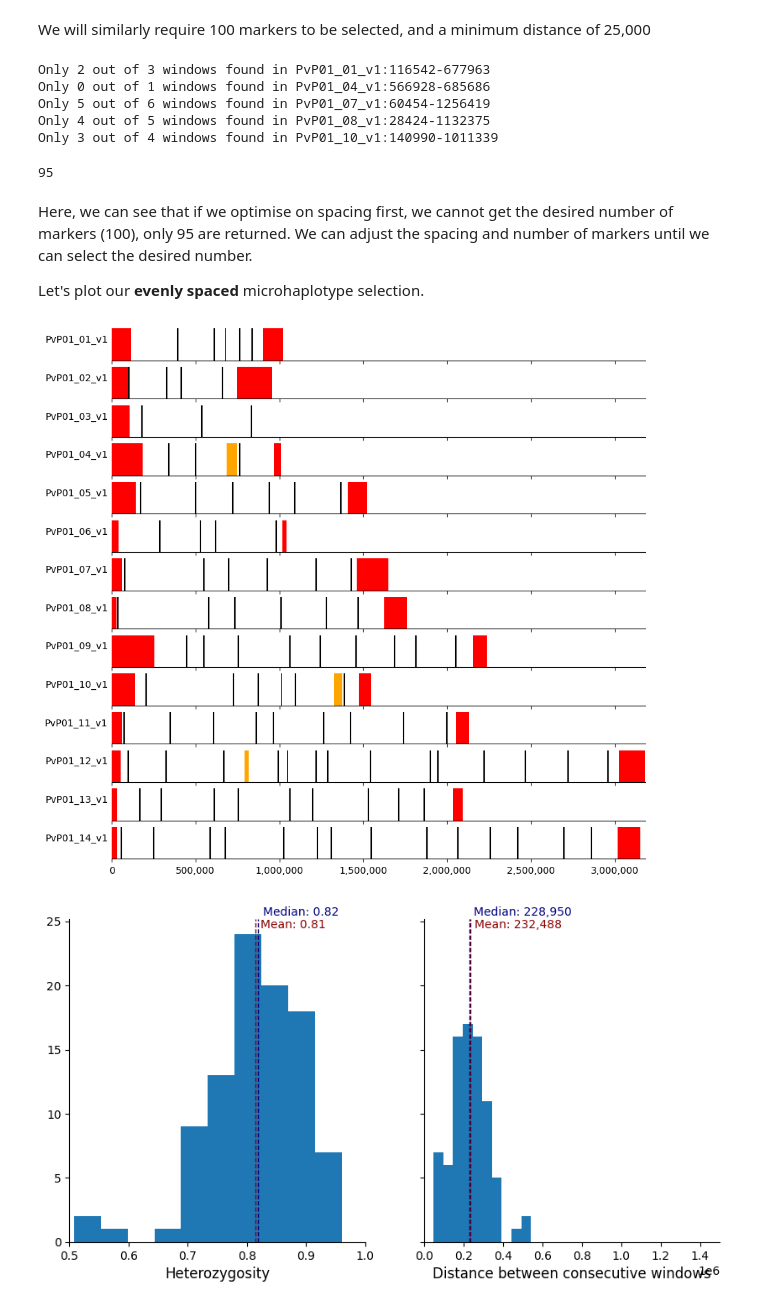
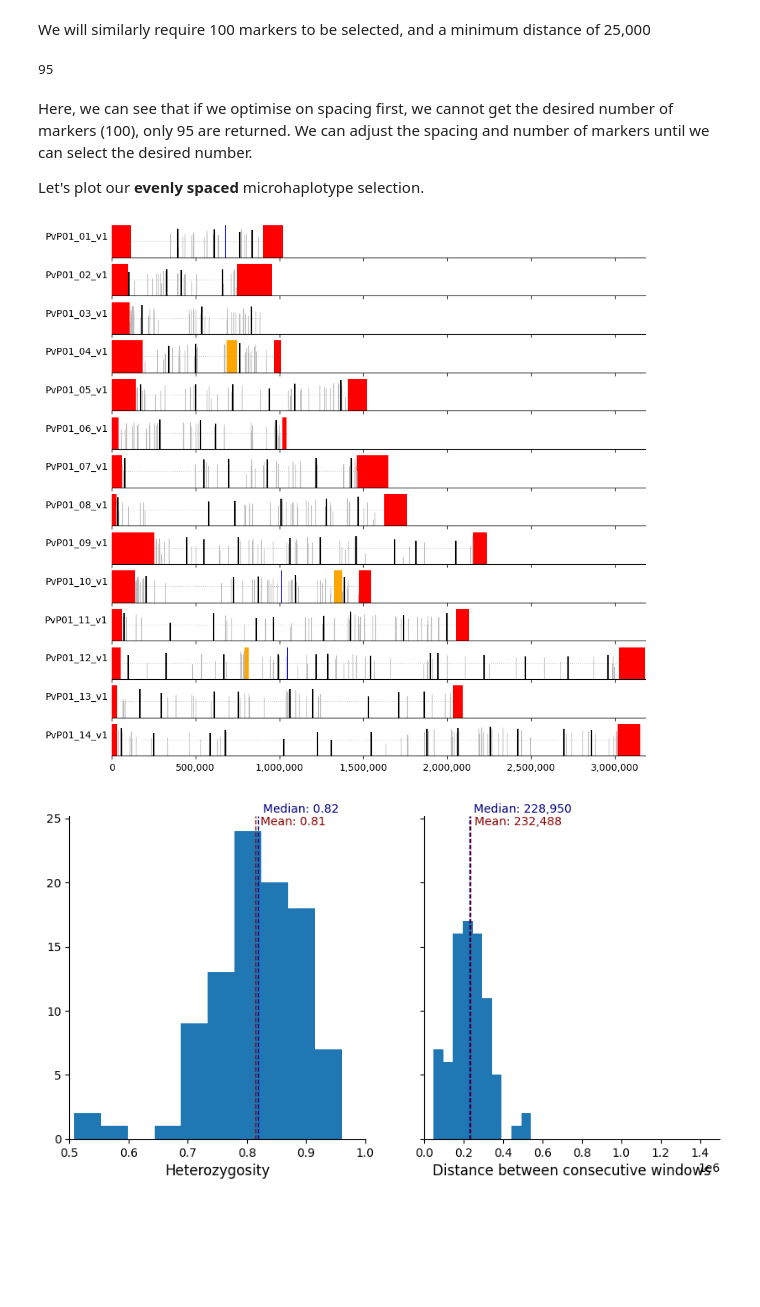
Before and after one commit to svsiegel/vivax-mhaps, a Jupyter notebook: docs/_sources/selection.ipynb, the cells around one changed output. Cells and saved outputs as stored; diff of their text form; code cells hidden in the pictures; blank space fills up the shorter version.

```diff
--- a/docs/_sources/selection.ipynb
+++ b/docs/_sources/selection.ipynb
@@ -136,0 +143,2 @@ np.count_nonzero(windows_df["variant_counts"] < 3)
+# %%
+_ = plt.hist(windows_df["het"],100,log=False)
@@ -262,8 +286,8 @@ We can then create a visual representation of marker positions across the genome
 So we define the palette, and the plotting parameters below.
 # %%
-regions_pal = {"Cen": "blue", "Core":"white", "In":"orange" , "Sub":"red"}
+regions_pal = {"Cen": "blue", "Core":"None", "In":"orange" , "Sub":"red"}
 # %%
-def plot_markers(markers, regions):
+def plot_markers(df, markers_list, regions):
 
     rcParams = plt.rcParams
     rcParams['font.size'] = 12
@@ -279,21 +303,28 @@ def plot_markers(markers, regions):
     ax[0].get_xaxis().get_major_formatter().set_scientific(False)
     ax[0].get_xaxis().set_major_formatter(mpl.ticker.FuncFormatter(lambda x, p: format(int(x), ',')))
 
+    markers = df.loc[markers_list]
+
     for chr_num in range(0,15):
         chr_name = f'PvP01_{chr_num:02}_v1'
 
         chr_regions = regions[regions["chrom"] == chr_name]
+        chr_windows = df[df["chrom"] == chr_name]
         chr_markers = markers[markers["chrom"] == chr_name]
 
         ax[chr_num-1].spines['right'].set_visible(False)
         ax[chr_num-1].spines['top'].set_visible(False)
         ax[chr_num-1].spines['left'].set_visible(False)
 
+        ax[chr_num-1].hlines(0.5,0,np.max(chr_regions["chromEnd"]), color="#CCCCCC",
+                              linestyle="dotted", linewidth=0.8, zorder=-1)
+
         for _, r in chr_regions.iterrows():
             p = mpl.patches.Rectangle((r["chromStart"], -1), r["length"], 2, edgecolor='None', facecolor=regions_pal[r["name"]])
             ax[chr_num-1].add_patch(p)
 
-        ax[chr_num-1].vlines(chr_markers["window_start"],-1,1, color="black")
+        ax[chr_num-1].vlines(chr_windows["window_start"],-1,chr_windows["het"], color="#BBBBBB", linewidth=0.8)
+        ax[chr_num-1].vlines(chr_markers["window_start"],-1,chr_markers["het"], color="black")
         ax[chr_num-1].set_ylabel(chr_name, rotation='horizontal', ha='right')
         ax[chr_num-1].set_yticks([])
 # %% [markdown]
@@ -445,8 +476,8 @@ def get_even_muhap_list(df, core, n_muhap_per_core, spacing=1_000, verbose=False
                                                          size=win_size, step=win_size+spacing,
                                                          start=row["chromStart"], stop=row["chromEnd"])
             if np.isnan(local_list).any(): # Check if at least one sliding window didn't find any marker
-                print(f'Only {np.count_nonzero(NN)} out of {n_core} windows found in \
-{row["chrom"]}:{row["chromStart"]}-{row["chromEnd"]}')
+                #print(f'Only {np.count_nonzero(NN)} out of {n_core} windows found in \
+#{row["chrom"]}:{row["chromStart"]}-{row["chromEnd"]}')
                 if verbose:
                     print(f'L:{row["length"]}, W:{win_size}, N:{n_core}')
                     print(a)
@@ -468,20 +499,15 @@ n_muhap_per_core = get_n_muhap_per_core(pv_core, n_muhap_total)
 even_muhap_list = get_even_muhap_list(windows_subset, pv_core, n_muhap_per_core, 25_000)
 len(even_muhap_list)
 # %% [output]
-Only 2 out of 3 windows found in PvP01_01_v1:116542-677963
-Only 0 out of 1 windows found in PvP01_04_v1:566928-685686
-Only 5 out of 6 windows found in PvP01_07_v1:60454-1256419
-Only 4 out of 5 windows found in PvP01_08_v1:28424-1132375
-Only 3 out of 4 windows found in PvP01_10_v1:140990-1011339
+95
-95
 # %% [markdown]
 Here, we can see that if we optimise on spacing first, we cannot get the desired number of markers (100), only 95 are returned. We can adjust the spacing and number of markers until we can select the desired number.
 
 Let's plot our **evenly spaced** microhaplotype selection.
 # %%
-plot_markers(windows_subset.loc[even_muhap_list], pv_regions.sort_values(["chrom","chromStart"]))
+plot_markers(windows_subset,even_muhap_list, pv_regions.sort_values(["chrom","chromStart"]))
 # %% [output]
-[figure, old version]
+[figure, new version]
 # %%
 plot_panel_stats(windows_subset.loc[even_muhap_list])
 # %% [output]
```
Also changed, not shown: parts of 17 cells of this notebook, 9 other files.
